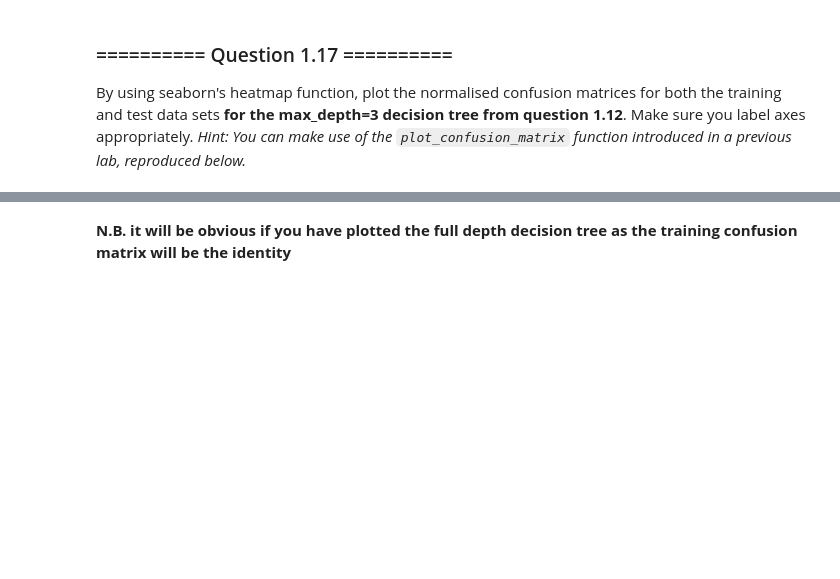
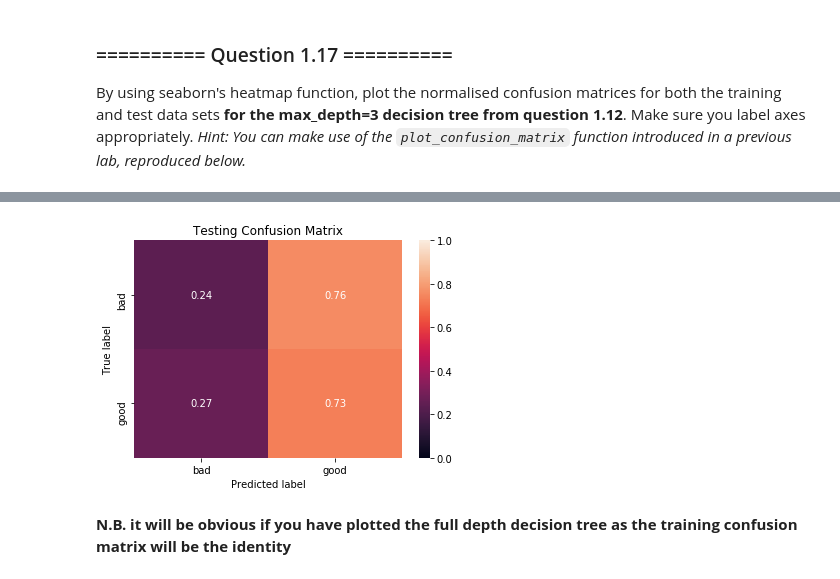
Before and after one commit to ZeroSum24/IAML2018, a Jupyter notebook: Labs/02 - Decision Trees and Linear Regression.ipynb, the cells around one changed output, grey strips where cells are left out. Saved outputs shown, nothing was run; the diff lists cells and outputs as text; code cells hidden in the pictures; blank space fills up the shorter version.

```diff
--- a/Labs/02 - Decision Trees and Linear Regression.ipynb
+++ b/Labs/02 - Decision Trees and Linear Regression.ipynb
@@ -379,3 +420,19 @@ def plot_confusion_matrix(cm, classes=None, title='Confusion matrix'):
+# %%
+# Validation Data
+
+# Your Code goes here:
+
+# confusion matrix for testing set
+conf_mat_test = confusion_matrix(y_true=y_test,y_pred=pred_test)
+
+# normalised confusion matrix
+norm_conf_test = conf_mat_test.astype(np.float) / conf_mat_test.sum(axis=1).reshape((2,1))
+
+# plotting the confusion matrix witht the labels and titles
+plot_confusion_matrix(norm_conf_test, classes=['bad', 'good'], title="Testing Confusion Matrix")
+plt.show()
+# %% [output]
+[figure, added]
 # %% [markdown]
 **N.B. it will be obvious if you have plotted the full depth decision tree as the training confusion matrix will be the identity**
 # %% [markdown]
```
Also changed, not shown: parts of 40 cells of this notebook, 1 other file.
